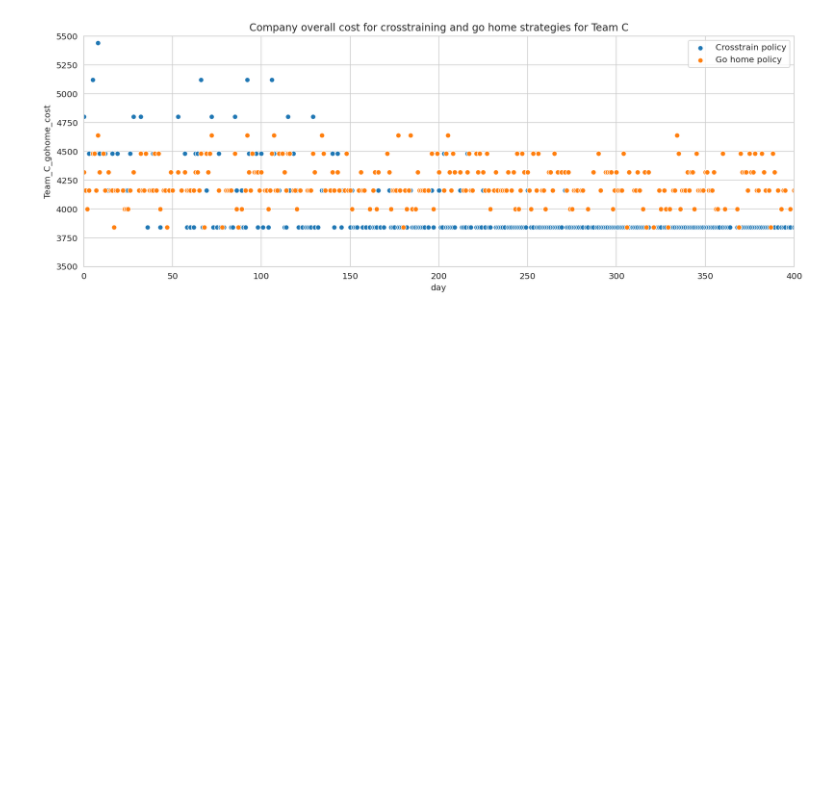
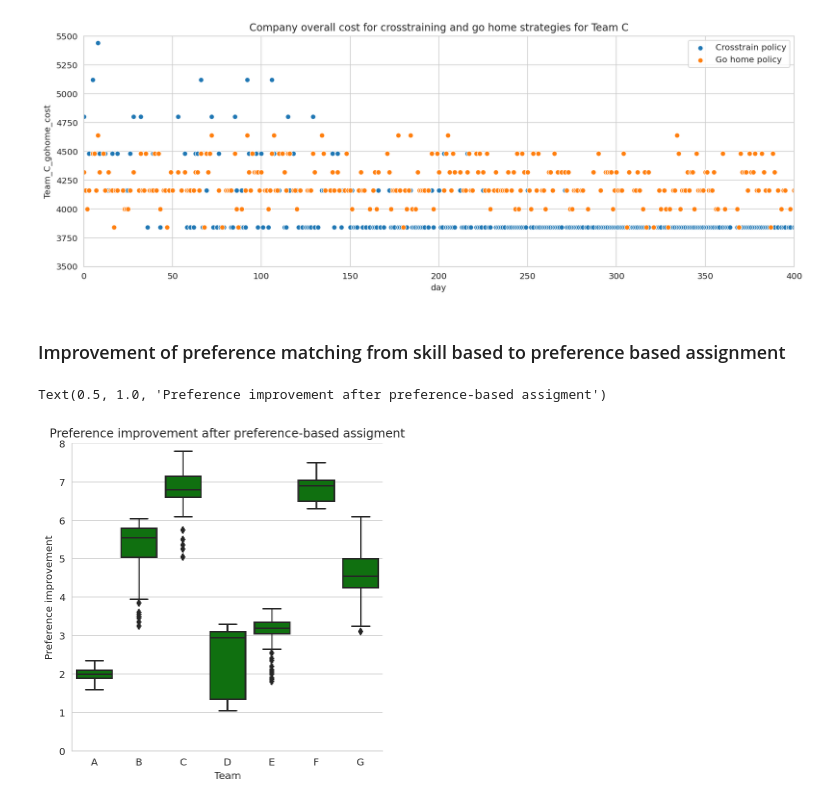
Before and after one commit to sanjyotUM/MOR_workforce_optimization, a Jupyter notebook: MOR_project_test.ipynb, the cells around one changed output. Saved outputs shown, nothing was run; the diff lists cells and outputs as text; code cells hidden in the pictures; blank space fills up the shorter version.

```diff
--- a/MOR_project_test.ipynb
+++ b/MOR_project_test.ipynb
@@ -218,3 +220,6 @@ def crosstraining_update(excess_people, skills, preference_assignment, crosstrai
+# %%
+def preference_matched(assignment, preference):
+    return ((assignment == 1) & (preference == 1)).sum().sum()
 # %% [markdown]
 # Team scope simulations
 # %% [markdown]
@@ -250,7 +255,8 @@ def run_team_simulation(team, unit_cost=UNIT_COST, number_of_days=NUMBER_OF_DAYS
     team_metrics = [
         'skill_sol_flag', 'pref_sol_flag', 'total_skills',
         'work_cost', 'train_cost', 'excess_after_skill',
-        'excess_after_pref', 'present', 'gohome_cost', 'gohome_skill_sol_flag'
+        'excess_after_pref', 'present', 'gohome_cost', 'gohome_skill_sol_flag',
+        'pref_match_after_skill', 'pref_match_after_pref'
     ]  # Metrics to track
 
     for metric in team_metrics:
@@ -275,6 +281,7 @@ def run_team_simulation(team, unit_cost=UNIT_COST, number_of_days=NUMBER_OF_DAYS
 
         if skill_assignment_status:
             metrics[f'Team_{team}_excess_after_skill'].append(len(skill_excess))  # Excess people (not assigned)
+            metrics[f'Team_{team}_pref_match_after_skill'].append(preference_matched(skill_assignment, preference))  # Pref matched people after skill assignment
 
             preference_status, preference_assignment, preference_excess, assigned_people_cost = \
             preference_maximize(skill_assignment, skills, preference)  # Preference match maximization
@@ -284,6 +291,7 @@ def run_team_simulation(team, unit_cost=UNIT_COST, number_of_days=NUMBER_OF_DAYS
             if preference_status:
                 metrics[f'Team_{team}_excess_after_pref'].append(len(preference_excess))  # Excess people from preference problem
                 metrics[f'Team_{team}_work_cost'].append(assigned_people_cost)  # Cost of people working
+                metrics[f'Team_{team}_pref_match_after_pref'].append(preference_matched(preference_assignment, preference))  # Pref matched people after pref assignment
 
                 skills, crosstrain_daycount, crosstrain_cost = \
                 crosstraining_update(preference_excess, skills, preference_assignment, crosstrain_daycount)  # Cross-training assignment
@@ -298,6 +306,8 @@ def run_team_simulation(team, unit_cost=UNIT_COST, number_of_days=NUMBER_OF_DAYS
             metrics[f'Team_{team}_excess_after_pref'].append(None)
             metrics[f'Team_{team}_work_cost'].append(None)
             metrics[f'Team_{team}_train_cost'].append(None)
+            metrics[f'Team_{team}_pref_match_after_skill'].append(None)
+            metrics[f'Team_{team}_pref_match_after_pref'].append(None)
 
 
         # Go home workflow
@@ -462,3 +474,30 @@ See the caveats in the documentation: https://pandas.pydata.org/pandas-docs/stab
   tdf[f'Team_{team}_crosstrain_cost'] = tdf[f'Team_{team}_work_cost'] + tdf[f'Team_{team}_train_cost']
 Text(0.5, 1.0, 'Company overall cost for crosstraining and go home strategies for Team C')
 [figure]
+# %% [markdown]
+### Improvement of preference matching from skill based to preference based assignment
+# %%
+tmp = (
+    sim
+    .dropna(subset=[x for x in sim.columns if 'pref_match' in x])
+    .copy()
+)
+keep_cols = ['day']
+for team in teams:
+    this_col = f'{team}'
+    tmp[this_col] = tmp[f'Team_{team}_pref_match_after_pref'] - tmp[f'Team_{team}_pref_match_after_skill']
+    tmp[this_col] = tmp[this_col].rolling(20).mean()
+    keep_cols.append(this_col)
+
+g = (
+    tmp[keep_cols]
+    .reset_index(drop=True)
+    .assign(day = lambda x: x.index)
+    .melt(id_vars='day', value_vars=list(set(keep_cols) - set(['day'])), var_name='Team', value_name='Preference improvement')
+    .pipe((sns.catplot, 'data'), x='Team', y='Preference improvement', aspect=1, kind='box', color='green', order=teams)
+)
+g.ax.set_ylim(0, 8)
+g.ax.set_title('Preference improvement after preference-based assigment')
+# %% [output]
+Text(0.5, 1.0, 'Preference improvement after preference-based assigment')
+[figure, added]
```
Also changed, not shown: parts of 4 cells of this notebook, 2 other files.
